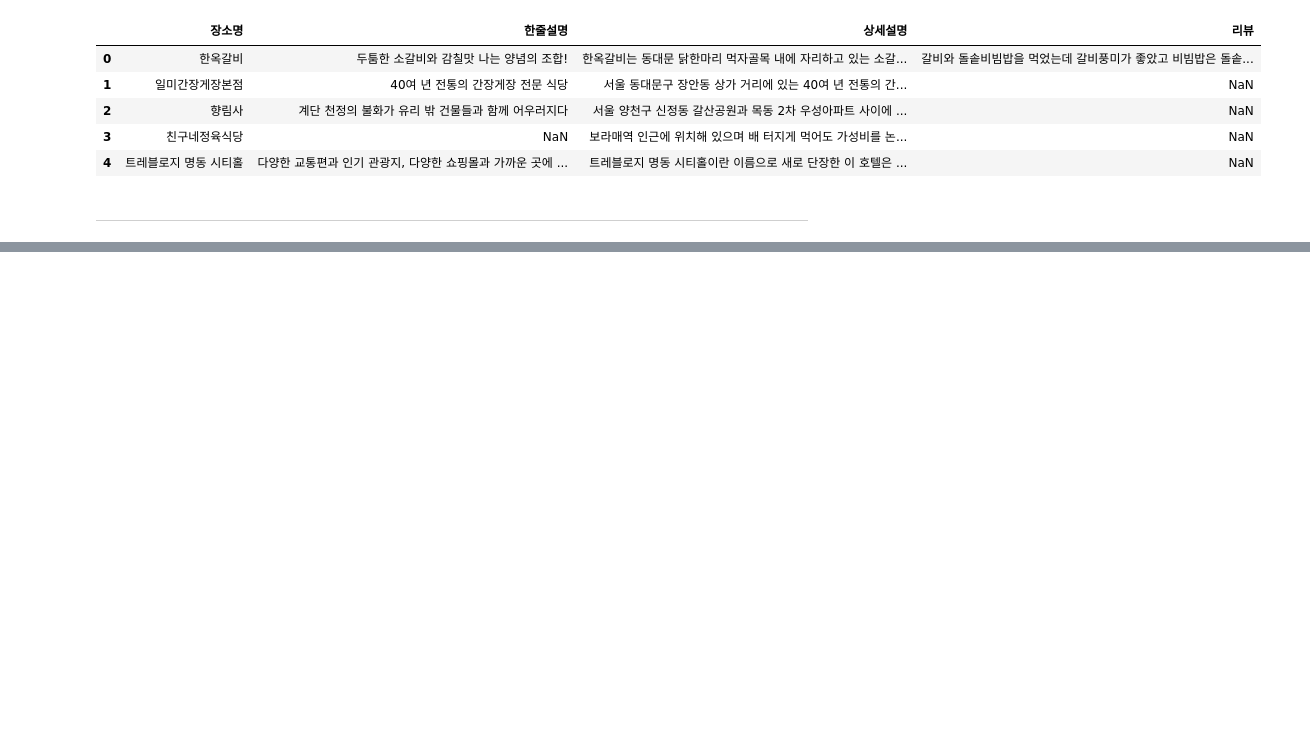
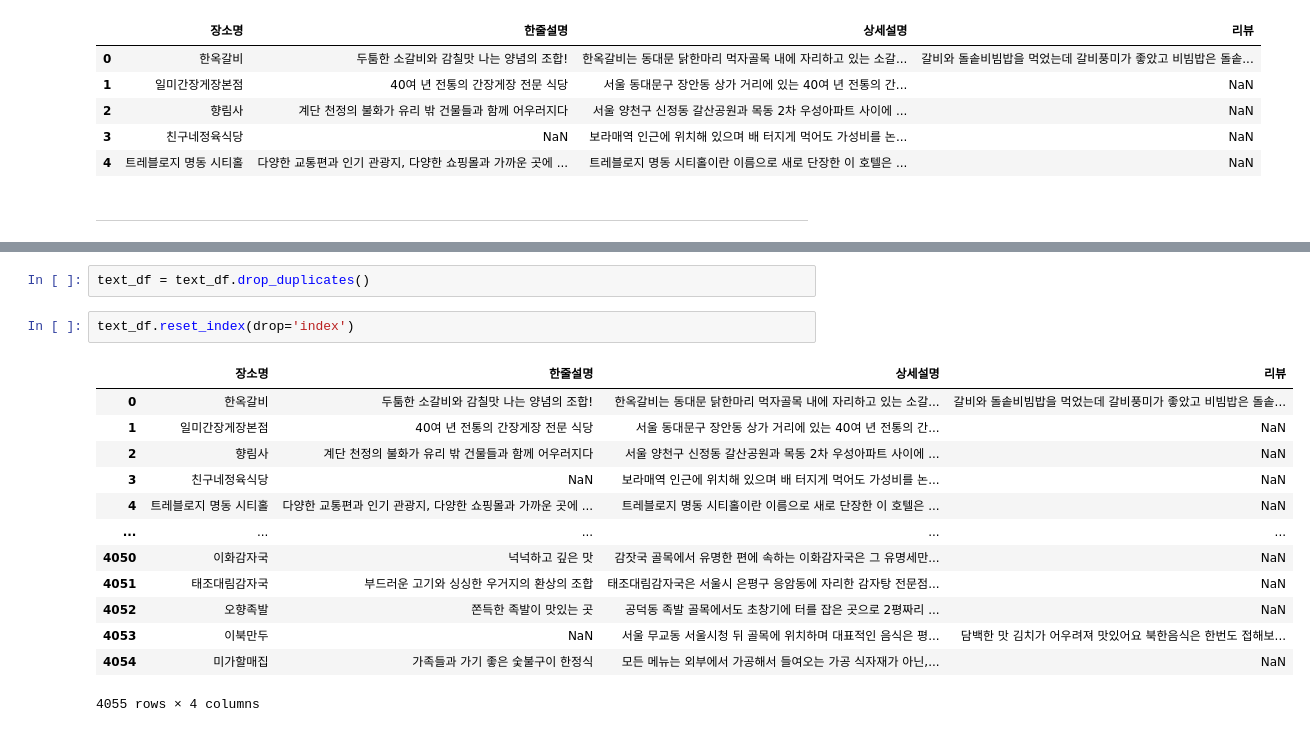
Before and after one commit to FinalProject02-04/TripRecommend, a Jupyter notebook: Python/data_cleansing.ipynb, the cells around one changed output, grey strips where cells are left out. Cells and saved outputs as stored; diff of their text form; blank space fills up the shorter version.

```diff
--- a/Python/data_cleansing.ipynb
+++ b/Python/data_cleansing.ipynb
@@ -139,0 +214,18 @@ text_df.head()
+# %%
+text_df = text_df.drop_duplicates()
+# %%
+text_df.reset_index(drop='index')
+# %% [output]
+|  | 장소명 | 한줄설명 | 상세설명 | 리뷰 |
+| 0 | 한옥갈비 | 두툼한 소갈비와 감칠맛 나는 양념의 조합! | 한옥갈비는 동대문 닭한마리 먹자골목 내에 자리하고 있는 소갈... | 갈비와 돌솥비빔밥을 먹었는데 갈비풍미가 좋았고 비빔밥은 돌솥... |
+| 1 | 일미간장게장본점 | 40여 년 전통의 간장게장 전문 식당 | 서울 동대문구 장안동 상가 거리에 있는 40여 년 전통의 간... | NaN |
+| 2 | 향림사 | 계단 천정의 불화가 유리 밖 건물들과 함께 어우러지다 | 서울 양천구 신정동 갈산공원과 목동 2차 우성아파트 사이에 ... | NaN |
+| 3 | 친구네정육식당 | NaN | 보라매역 인근에 위치해 있으며 배 터지게 먹어도 가성비를 논... | NaN |
+| 4 | 트레블로지 명동 시티홀 | 다양한 교통편과 인기 관광지, 다양한 쇼핑몰과 가까운 곳에 ... | 트레블로지 명동 시티홀이란 이름으로 새로 단장한 이 호텔은 ... | NaN |
+| ... | ... | ... | ... | ... |
+| 4050 | 이화감자국 | 넉넉하고 깊은 맛 | 감잣국 골목에서 유명한 편에 속하는 이화감자국은 그 유명세만... | NaN |
+| 4051 | 태조대림감자국 | 부드러운 고기와 싱싱한 우거지의 환상의 조합 | 태조대림감자국은 서울시 은평구 응암동에 자리한 감자탕 전문점... | NaN |
+| 4052 | 오향족발 | 쫀득한 족발이 맛있는 곳 | 공덕동 족발 골목에서도 초창기에 터를 잡은 곳으로 2평짜리 ... | NaN |
+| 4053 | 이북만두 | NaN | 서울 무교동 서울시청 뒤 골목에 위치하며 대표적인 음식은 평... | 담백한 맛 김치가 어우려져 맛있어요 북한음식은 한번도 접해보... |
+| 4054 | 미가할매집 | 가족들과 가기 좋은 숯불구이 한정식 | 모든 메뉴는 외부에서 가공해서 들여오는 가공 식자재가 아닌,... | NaN |
+4055 rows × 4 columns
```
Also changed, not shown: parts of 5 cells of this notebook, 6 other files.
